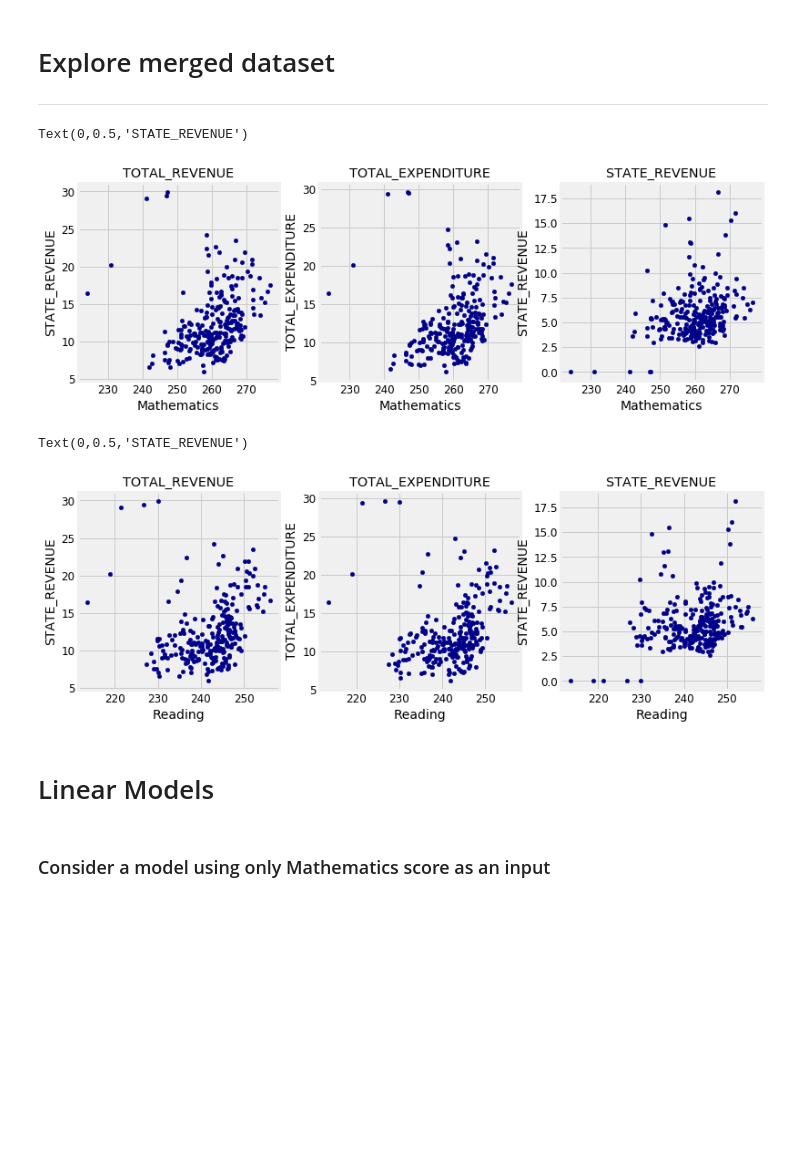
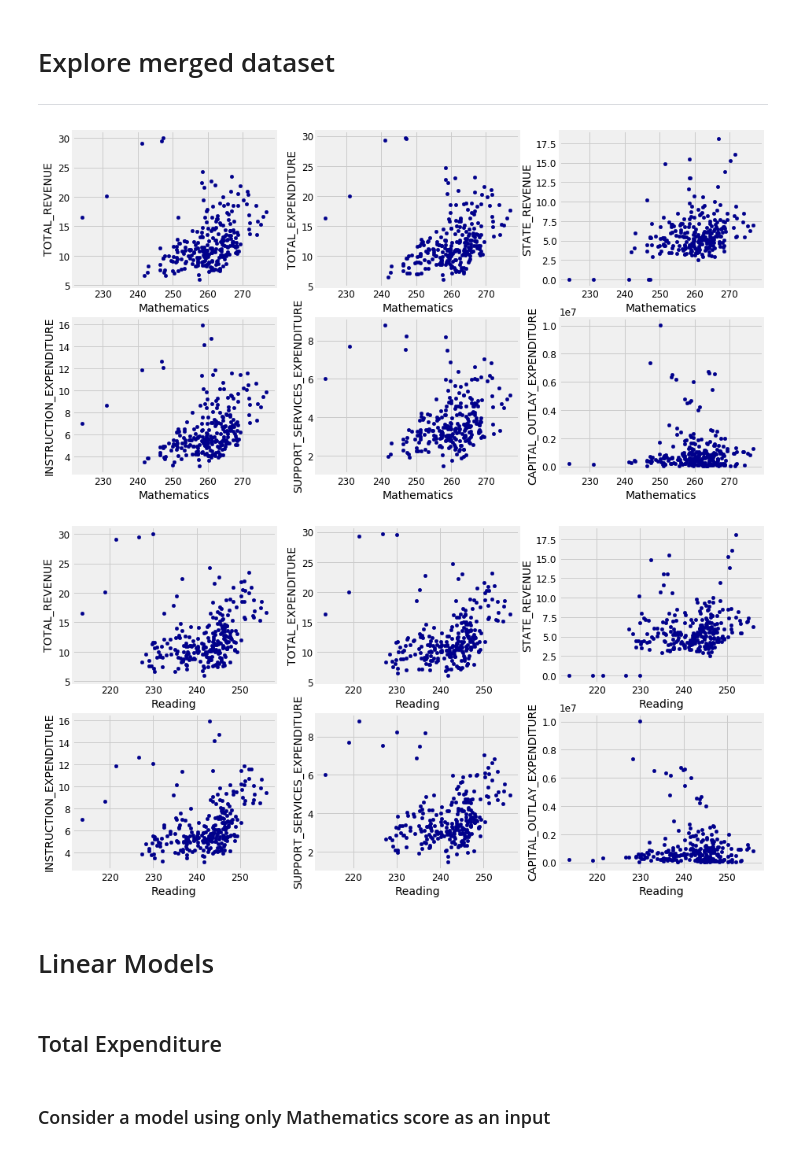
Before and after one commit to cschubert29/Intro_DS_Project, a Jupyter notebook: Code/National level analysis.ipynb, the cells around one changed output. Drawn from its saved outputs; the diff is of its cells as text; code cells hidden in the pictures; blank space fills up the shorter version.

```diff
--- a/Code/National level analysis.ipynb
+++ b/Code/National level analysis.ipynb
@@ -253,9 +253,14 @@ dtype: int64
 ***
 # %%
 #Scatter plots of different features vs placement rate
-fig, axes = plt.subplots(nrows=1, ncols=3, figsize=(12, 4))
-for i,var in enumerate(['TOTAL_REVENUE','TOTAL_EXPENDITURE','STATE_REVENUE']):
-    funding_with_placement.plot.scatter(x=var,y='Data',c='DarkBlue', ax=axes[i], title=var)
-axes[0].set_ylabel('Placement Rate')
+fig, axes = plt.subplots(nrows=2, ncols=3, figsize=(14,8))
+for i,var in enumerate(['TOTAL_REVENUE','TOTAL_EXPENDITURE','STATE_REVENUE','INSTRUCTION_EXPENDITURE',
+                        'SUPPORT_SERVICES_EXPENDITURE','CAPITAL_OUTLAY_EXPENDITURE']):
+    if i in [0,1,2]:
+        funding_with_placement.plot.scatter(x=var,y='Data',c='DarkBlue', ax=axes[0][i])
+    else:
+        funding_with_placement.plot.scatter(x=var,y='Data',c='DarkBlue', ax=axes[1][i-3])
+axes[0][0].set_ylabel('Placement Rate')
+axes[1][0].set_ylabel('Placement Rate')
 # %% [output]
 Text(0,0.5,'Placement Rate')
@@ -485,23 +534,30 @@ dtype: int64
 ***
 # %%
 #Scatter plots of different features vs Mathematics score
-fig, axes = plt.subplots(nrows=1, ncols=3, figsize=(12, 4))
-for i,var in enumerate(['TOTAL_REVENUE','TOTAL_EXPENDITURE','STATE_REVENUE']):
-    funding_placement_naep.plot.scatter(x='Mathematics',y=var,c='DarkBlue', ax=axes[i], title=var)
-axes[0].set_ylabel(var)
+fig, axes = plt.subplots(nrows=2, ncols=3, figsize=(14,8))
+for i,var in enumerate(['TOTAL_REVENUE','TOTAL_EXPENDITURE','STATE_REVENUE','INSTRUCTION_EXPENDITURE',
+                        'SUPPORT_SERVICES_EXPENDITURE','CAPITAL_OUTLAY_EXPENDITURE']):
+    if i in [0,1,2]:
+         funding_placement_naep.plot.scatter(x='Mathematics',y=var,c='DarkBlue', ax=axes[0][i])
+    else:
+         funding_placement_naep.plot.scatter(x='Mathematics',y=var,c='DarkBlue', ax=axes[1][i-3])
 # %% [output]
-Text(0,0.5,'STATE_REVENUE')
-[figure, old version]
+[figure, new version]
 # %%
-#Scatter plots of different features vs Reading score
-fig, axes = plt.subplots(nrows=1, ncols=3, figsize=(12, 4))
-for i,var in enumerate(['TOTAL_REVENUE','TOTAL_EXPENDITURE','STATE_REVENUE']):
-    funding_placement_naep.plot.scatter(x='Reading',y=var,c='DarkBlue', ax=axes[i], title=var)
-axes[0].set_ylabel(var)
+
+##Scatter plots of different features vs Reading score
+fig, axes = plt.subplots(nrows=2, ncols=3, figsize=(14,8))
+for i,var in enumerate(['TOTAL_REVENUE','TOTAL_EXPENDITURE','STATE_REVENUE','INSTRUCTION_EXPENDITURE',
+                        'SUPPORT_SERVICES_EXPENDITURE','CAPITAL_OUTLAY_EXPENDITURE']):
+    if i in [0,1,2]:
+         funding_placement_naep.plot.scatter(x='Reading',y=var,c='DarkBlue', ax=axes[0][i])
+    else:
+         funding_placement_naep.plot.scatter(x='Reading',y=var,c='DarkBlue', ax=axes[1][i-3])
 # %% [output]
-Text(0,0.5,'STATE_REVENUE')
-[figure, old version]
+[figure, new version]
 # %% [markdown]
 # Linear Models
+# %% [markdown]
+## Total Expenditure
 # %% [markdown]
 ### Consider a model using only Mathematics score as an input
```
Also changed, not shown: parts of 22 cells of this notebook.
